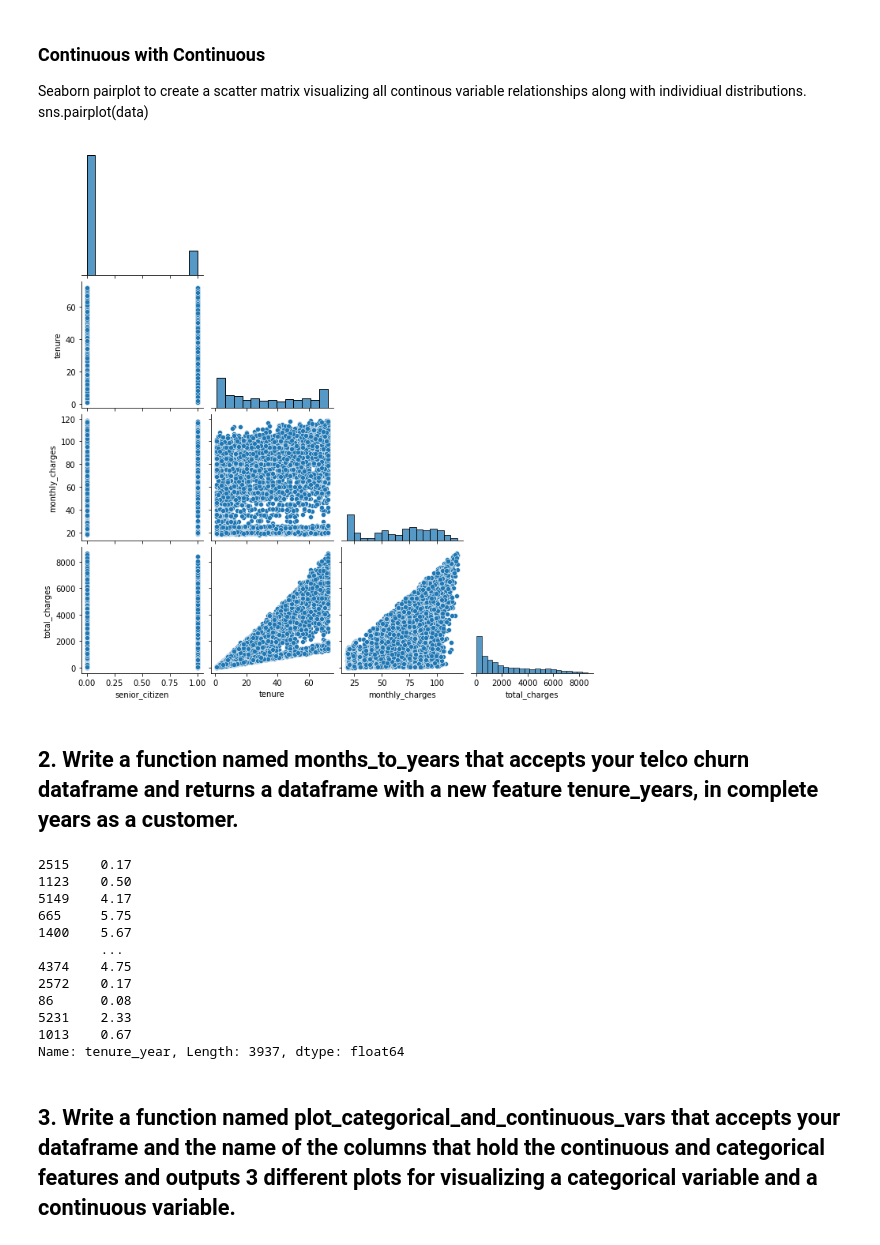
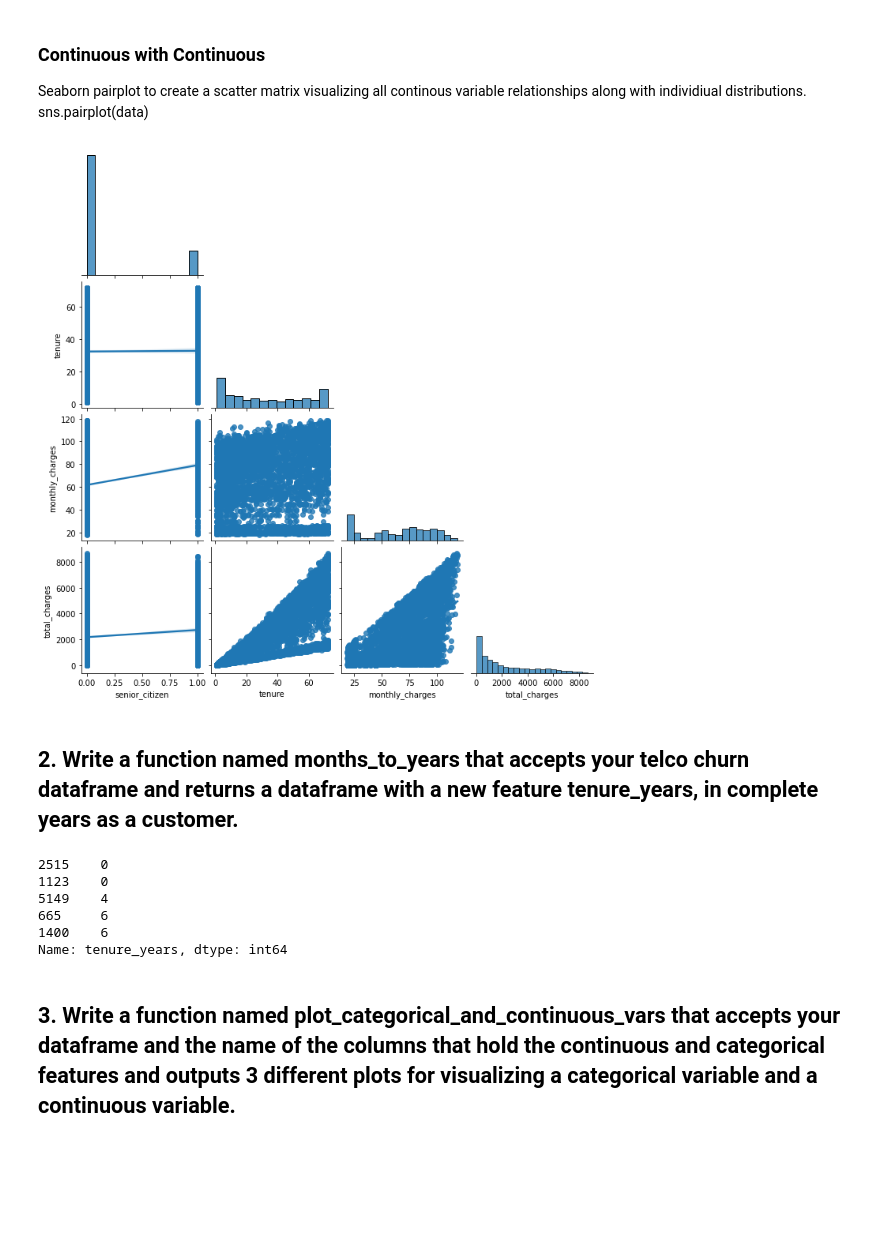
Before and after one commit to ellaxu43/regression-exercises, a Jupyter notebook: explore.ipynb, the cells around one changed output. Drawn from its saved outputs; the diff is of its cells as text; code cells hidden in the pictures; blank space fills up the shorter version.

```diff
--- a/explore.ipynb
+++ b/explore.ipynb
@@ -37,12 +37,12 @@ def prep_telco_data(df):
     df['total_charges'] = df.total_charges.astype(float)
 
     # Convert binary categorical variables to numeric
-    df['gender_encoded'] = df.gender.map({'Female': 1, 'Male': 0})
-    df['partner_encoded'] = df.partner.map({'Yes': 1, 'No': 0})
-    df['dependents_encoded'] = df.dependents.map({'Yes': 1, 'No': 0})
-    df['phone_service_encoded'] = df.phone_service.map({'Yes': 1, 'No': 0})
-    df['paperless_billing_encoded'] = df.paperless_billing.map({'Yes': 1, 'No': 0})
-    df['churn_encoded'] = df.churn.map({'Yes': 1, 'No': 0})
+#     df['gender_encoded'] = df.gender.map({'Female': 1, 'Male': 0})
+#     df['partner_encoded'] = df.partner.map({'Yes': 1, 'No': 0})
+#     df['dependents_encoded'] = df.dependents.map({'Yes': 1, 'No': 0})
+#     df['phone_service_encoded'] = df.phone_service.map({'Yes': 1, 'No': 0})
+#     df['paperless_billing_encoded'] = df.paperless_billing.map({'Yes': 1, 'No': 0})
+#     df['churn_encoded'] = df.churn.map({'Yes': 1, 'No': 0})
     return df
 # %%
 df = prep_telco_data(original)
@@ -74,10 +74,16 @@ print(validate.shape)
 ### Continuous with Continuous
 Seaborn pairplot to create a scatter matrix visualizing all continous variable relationships along with individiual distributions.
 sns.pairplot(data)
+# %%
+def plot_variable_pairs(df: pd.core.frame.DataFrame):
+
+
+
+    sns.pairplot(train, corner = True, kind = 'reg')
+    plt.show()
 # %%
-sns.pairplot(train, corner=True)
-plt.show()
+plot_variable_pairs(train)
 # %% [output]
-[figure, old version]
+[figure, new version]
 # %% [markdown]
 ## 2. Write a function named months_to_years that accepts your telco churn dataframe and returns a dataframe with a new feature tenure_years, in complete years as a customer.
@@ -84,19 +95,12 @@ plt.show()
 # %%
-train['tenure_year'] = round(train['tenure'] / 12,2)
+train = months_to_years()
+train.tenure_years.head()
+# %% [output]
+2515    0
+1123    0
+5149    4
+665     6
+1400    6
+Name: tenure_years, dtype: int64
-# %%
-train.tenure_year
-# %% [output]
-2515    0.17
-1123    0.50
-5149    4.17
-665     5.75
-1400    5.67
-        ...
-4374    4.75
-2572    0.17
-86      0.08
-5231    2.33
-1013    0.67
-Name: tenure_year, Length: 3937, dtype: float64
 # %% [markdown]
 ## 3. Write a function named plot_categorical_and_continuous_vars that accepts your dataframe and the name of the columns that hold the continuous and categorical features and outputs 3 different plots for visualizing a categorical variable and a continuous variable.
```
Also changed, not shown: parts of 11 cells of this notebook, 2 other files.
